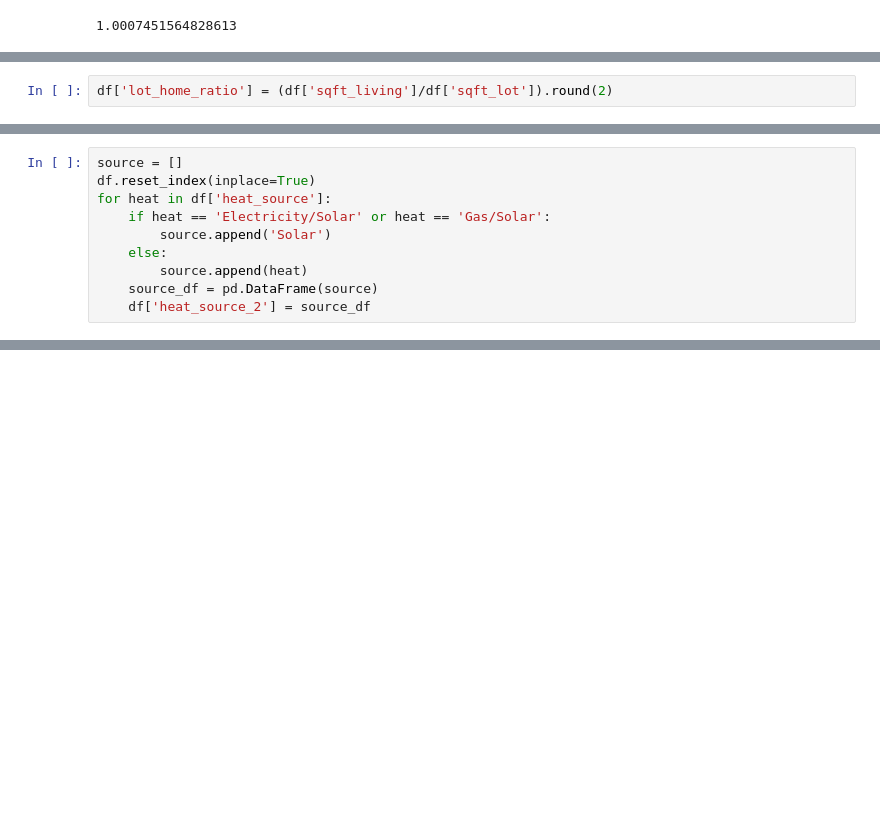
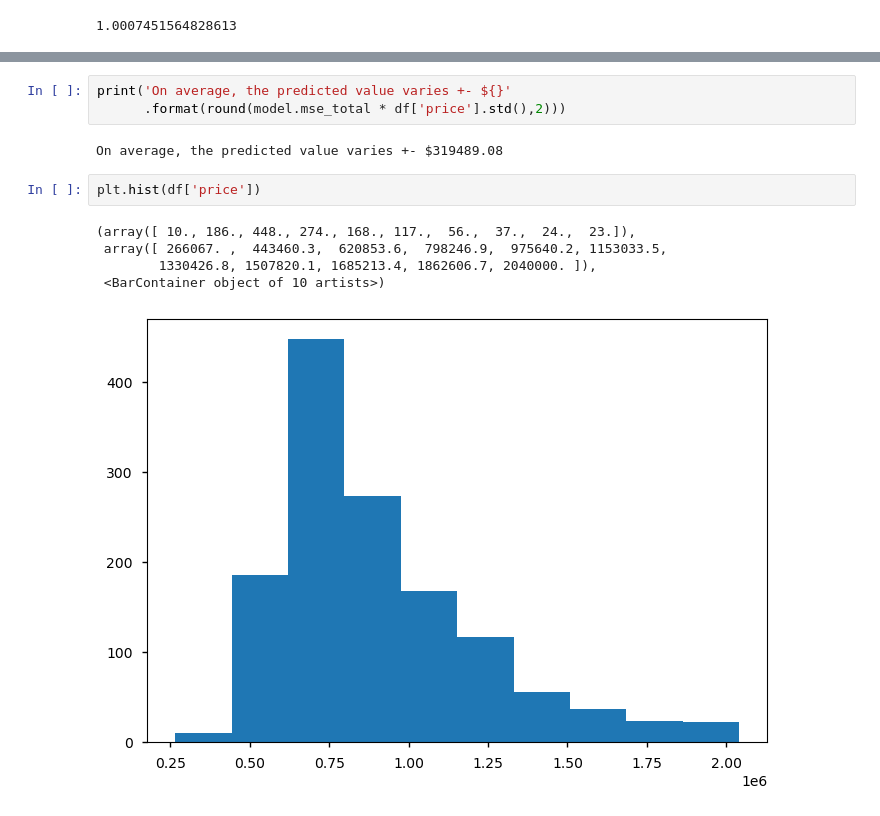
Before and after one commit to dnigh45/dsc-phase-2-djrachjake, a Jupyter notebook: dj-Copy1.ipynb, the cells around one changed output, grey strips where cells are left out. Saved outputs shown, nothing was run; the diff lists cells and outputs as text; blank space fills up the shorter version.

```diff
--- a/dj-Copy1.ipynb
+++ b/dj-Copy1.ipynb
@@ -739,2 +693,0 @@ sm.OLS(y,x).fit().summary()
-# %%
-df['lot_home_ratio'] = (df['sqft_living']/df['sqft_lot']).round(2)
@@ -750,10 +693,0 @@ df['heat_source'].value_counts()
-# %%
-source = []
-df.reset_index(inplace=True)
-for heat in df['heat_source']:
-    if heat == 'Electricity/Solar' or heat == 'Gas/Solar':
-        source.append('Solar')
-    else:
-        source.append(heat)
-    source_df = pd.DataFrame(source)
-    df['heat_source_2'] = source_df
@@ -815,0 +758,13 @@ df.drop('heat_source_2', axis=1)
+# %%
+print('On average, the predicted value varies +- ${}'
+      .format(round(model.mse_total * df['price'].std(),2)))
+# %% [output]
+On average, the predicted value varies +- $319489.08
+# %%
+plt.hist(df['price'])
+# %% [output]
+(array([ 10., 186., 448., 274., 168., 117.,  56.,  37.,  24.,  23.]),
+ array([ 266067. ,  443460.3,  620853.6,  798246.9,  975640.2, 1153033.5,
+        1330426.8, 1507820.1, 1685213.4, 1862606.7, 2040000. ]),
+ <BarContainer object of 10 artists>)
+[figure, added]
```
Also changed, not shown: parts of 49 cells of this notebook.
